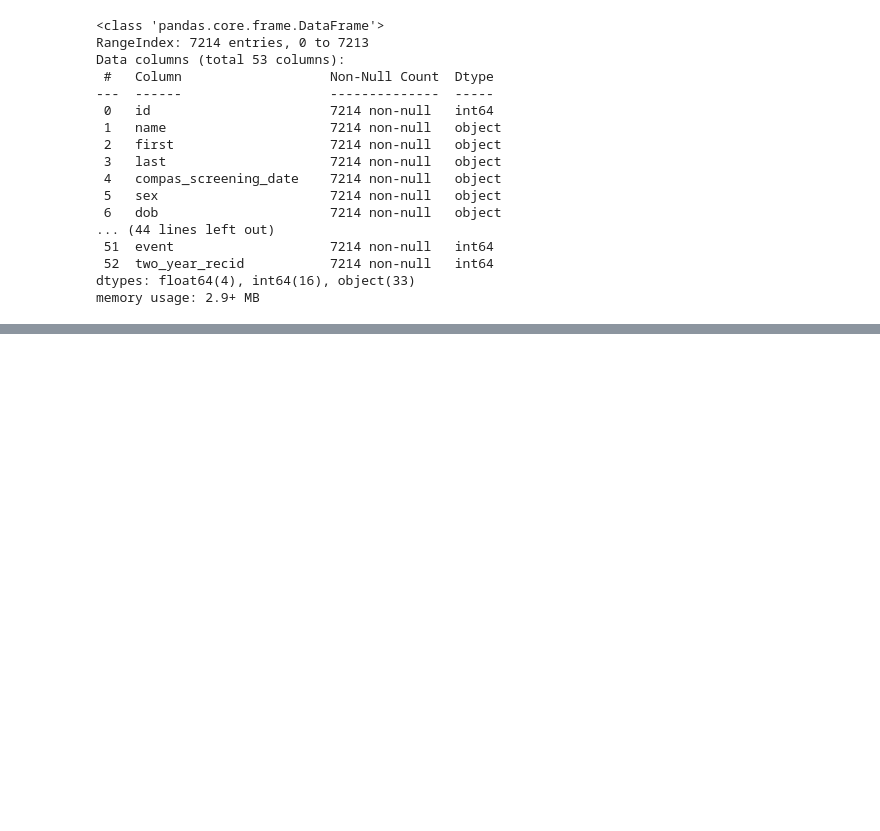
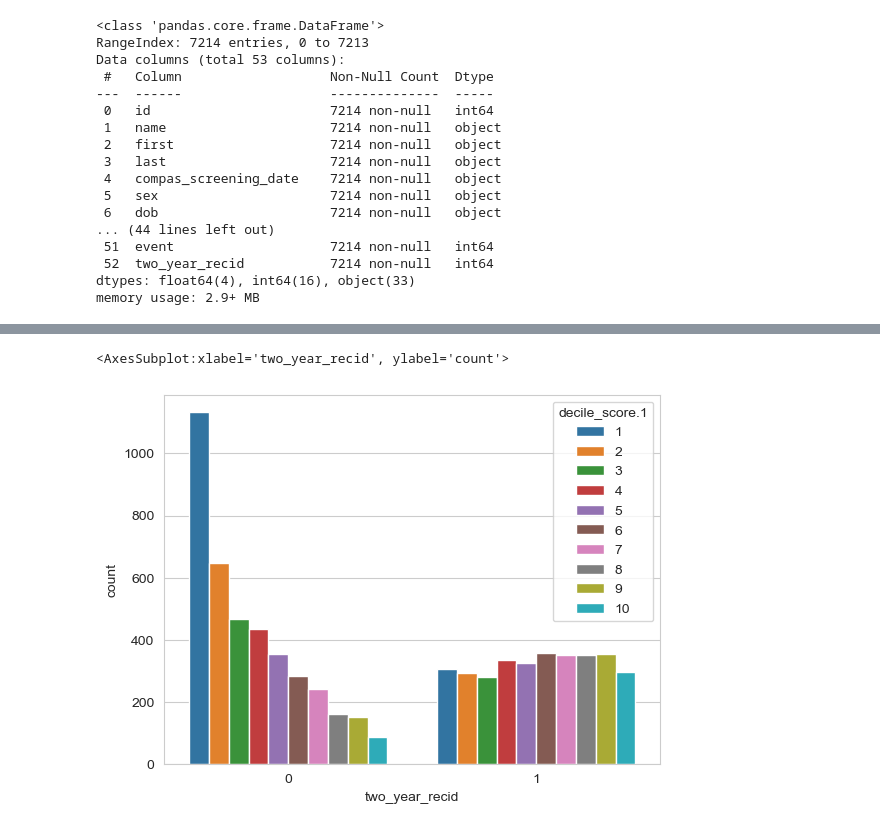
Before and after one commit to Threelivestoken/DataScience1, a Jupyter notebook: CodeTemplates/SeabornFundamentals.ipynb, the cells around one changed output, grey strips where cells are left out. Cells and saved outputs as stored; diff of their text form; code cells hidden in the pictures; blank space fills up the shorter version.

```diff
--- a/CodeTemplates/SeabornFundamentals.ipynb
+++ b/CodeTemplates/SeabornFundamentals.ipynb
@@ -47,2 +107,5 @@ df["c_jail_tot"]=df['c_jail_out']-df['c_jail_in']
 # %%
-sns.countplot(data=df,x='race')
+sns.countplot(x ='two_year_recid', data = df, hue = 'decile_score.1')
+# %% [output]
+<AxesSubplot:xlabel='two_year_recid', ylabel='count'>
+[figure, added]
```
Also changed, not shown: parts of 32 cells of this notebook.
